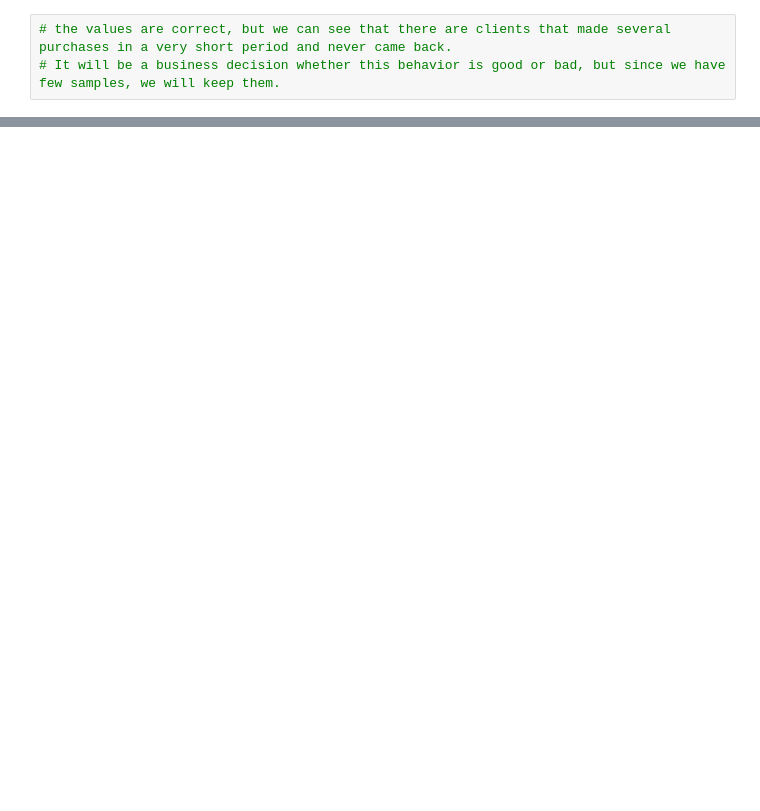
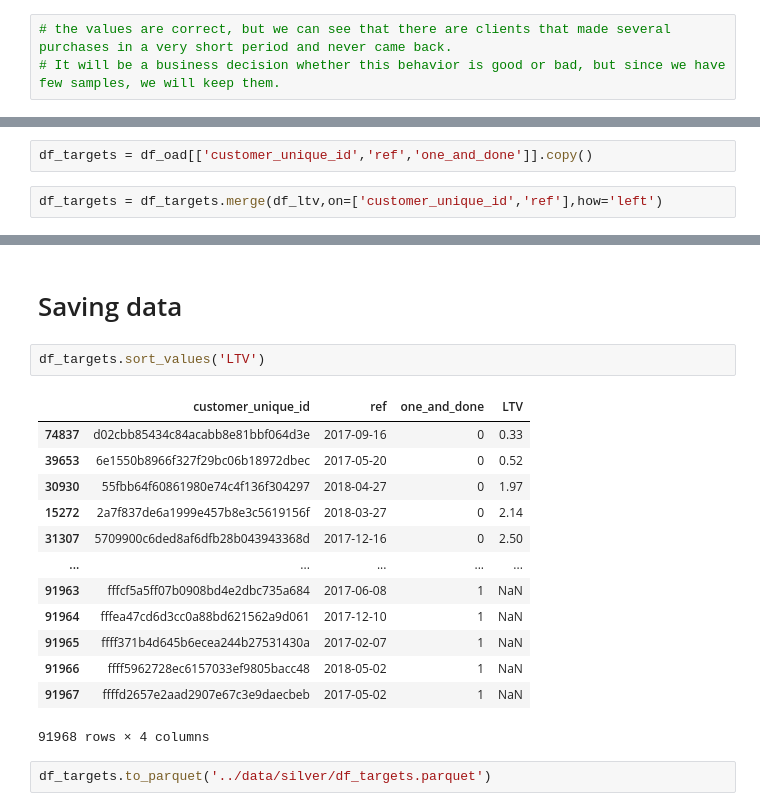
Before and after one commit to TarcisioBalbi/WIP_ltv_modeling, a Jupyter notebook: notebooks/01_building_target.ipynb, the cells around one changed output, grey strips where cells are left out. Cells and saved outputs as stored; diff of their text form; blank space fills up the shorter version.

```diff
--- a/notebooks/01_building_target.ipynb
+++ b/notebooks/01_building_target.ipynb
@@ -321,0 +320,4 @@ orders_filtered[orders_filtered['customer_unique_id'].isin(['011b4adcd54683b480c
+# %%
+df_targets = df_oad[['customer_unique_id','ref','one_and_done']].copy()
+# %%
+df_targets = df_targets.merge(df_ltv,on=['customer_unique_id','ref'],how='left')
@@ -321,0 +349,20 @@ orders_filtered[orders_filtered['customer_unique_id'].isin(['011b4adcd54683b480c
+# %% [markdown]
+# Saving data
+# %%
+df_targets.sort_values('LTV')
+# %% [output]
+|  | customer_unique_id | ref | one_and_done | LTV |
+| 74837 | d02cbb85434c84acabb8e81bbf064d3e | 2017-09-16 | 0 | 0.33 |
+| 39653 | 6e1550b8966f327f29bc06b18972dbec | 2017-05-20 | 0 | 0.52 |
+| 30930 | 55fbb64f60861980e74c4f136f304297 | 2018-04-27 | 0 | 1.97 |
+| 15272 | 2a7f837de6a1999e457b8e3c5619156f | 2018-03-27 | 0 | 2.14 |
+| 31307 | 5709900c6ded8af6dfb28b043943368d | 2017-12-16 | 0 | 2.50 |
+| ... | ... | ... | ... | ... |
+| 91963 | fffcf5a5ff07b0908bd4e2dbc735a684 | 2017-06-08 | 1 | NaN |
+| 91964 | fffea47cd6d3cc0a88bd621562a9d061 | 2017-12-10 | 1 | NaN |
+| 91965 | ffff371b4d645b6ecea244b27531430a | 2017-02-07 | 1 | NaN |
+| 91966 | ffff5962728ec6157033ef9805bacc48 | 2018-05-02 | 1 | NaN |
+| 91967 | ffffd2657e2aad2907e67c3e9daecbeb | 2017-05-02 | 1 | NaN |
+91968 rows × 4 columns
+# %%
+df_targets.to_parquet('../data/silver/df_targets.parquet')
```
Also changed, not shown: parts of 32 cells of this notebook, 2 other files.
